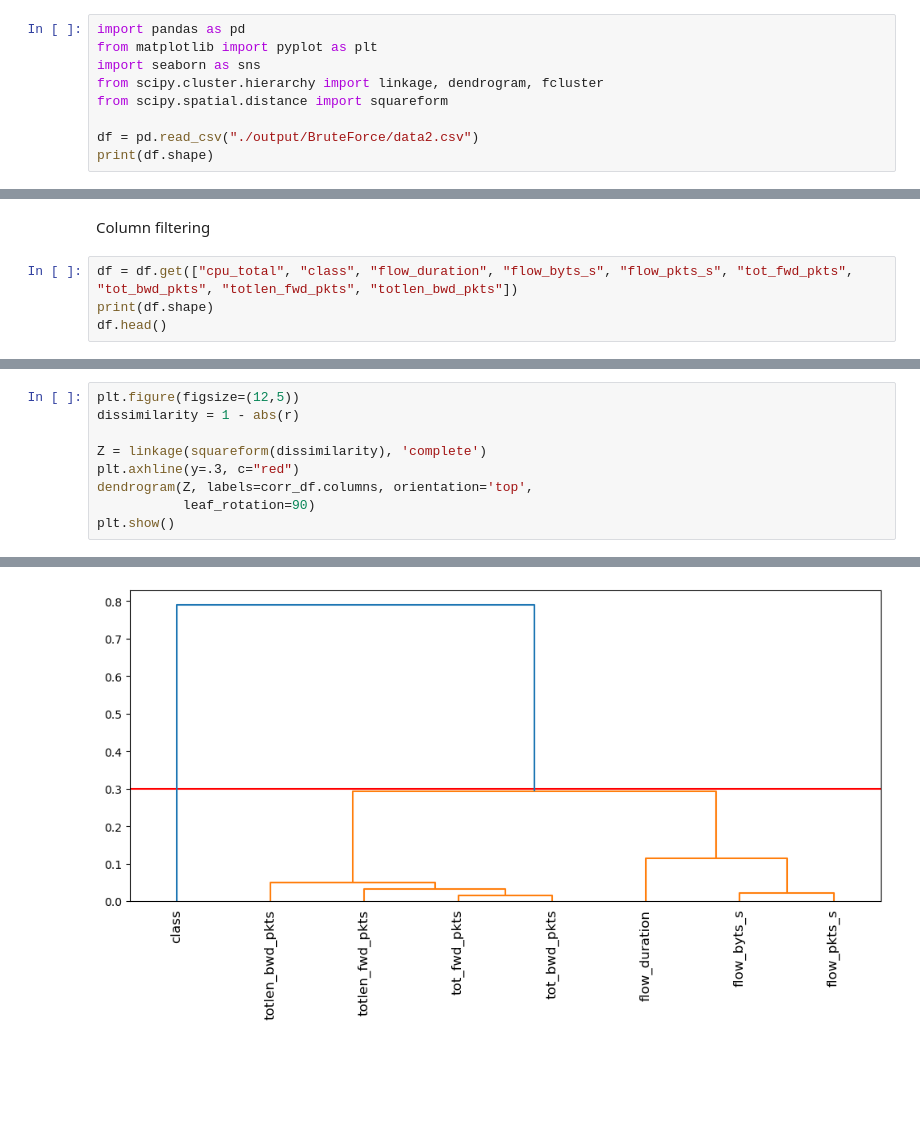
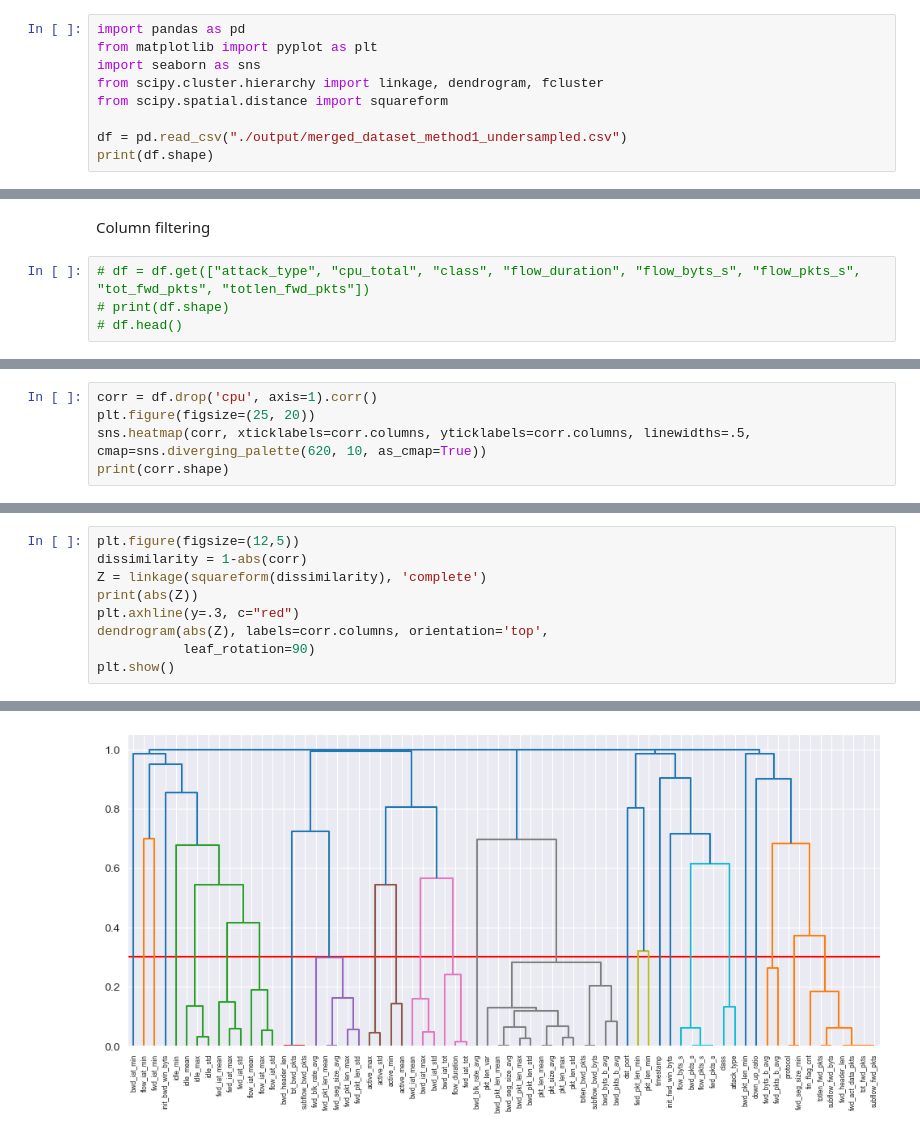
Before and after one commit to RedaMorsli/mlids_impact_analysis, a Jupyter notebook: analysis.ipynb, the cells around one changed output, grey strips where cells are left out. Saved outputs shown, nothing was run; the diff lists cells and outputs as text; blank space fills up the shorter version.

Commit message:
Added undersampling and fix analysis for whole dataset

```diff
--- a/analysis.ipynb
+++ b/analysis.ipynb
@@ -7,6 +7,6 @@ import seaborn as sns
 from scipy.cluster.hierarchy import linkage, dendrogram, fcluster
 from scipy.spatial.distance import squareform
 
-df = pd.read_csv("./output/BruteForce/data2.csv")
+df = pd.read_csv("./output/merged_dataset_method1_undersampled.csv")
 print(df.shape)
 # %% [output]
@@ -14,6 +14,6 @@ print(df.shape)
 # %% [markdown]
 Column filtering
 # %%
-df = df.get(["cpu_total", "class", "flow_duration", "flow_byts_s", "flow_pkts_s", "tot_fwd_pkts", "tot_bwd_pkts", "totlen_fwd_pkts", "totlen_bwd_pkts"])
-print(df.shape)
-df.head()
+# df = df.get(["attack_type", "cpu_total", "class", "flow_duration", "flow_byts_s", "flow_pkts_s", "tot_fwd_pkts", "totlen_fwd_pkts"])
+# print(df.shape)
+# df.head()
@@ -44,0 +49,5 @@ Index(['class', 'flow_duration', 'flow_byts_s', 'flow_pkts_s', 'tot_fwd_pkts',
+# %%
+corr = df.drop('cpu', axis=1).corr()
+plt.figure(figsize=(25, 20))
+sns.heatmap(corr, xticklabels=corr.columns, yticklabels=corr.columns, linewidths=.5, cmap=sns.diverging_palette(620, 10, as_cmap=True))
+print(corr.shape)
@@ -45,10 +57,10 @@ Index(['class', 'flow_duration', 'flow_byts_s', 'flow_pkts_s', 'tot_fwd_pkts',
 # %%
 plt.figure(figsize=(12,5))
-dissimilarity = 1 - abs(r)
-
+dissimilarity = 1-abs(corr)
 Z = linkage(squareform(dissimilarity), 'complete')
+print(abs(Z))
 plt.axhline(y=.3, c="red")
-dendrogram(Z, labels=corr_df.columns, orientation='top',
+dendrogram(abs(Z), labels=corr.columns, orientation='top',
            leaf_rotation=90)
 plt.show()
 # %% [output]
@@ -55,2 +84,2 @@ plt.show()
-[figure, old version]
+[figure, new version]
 # %%
```
Also changed, not shown: parts of 12 cells of this notebook, 4 other files.
